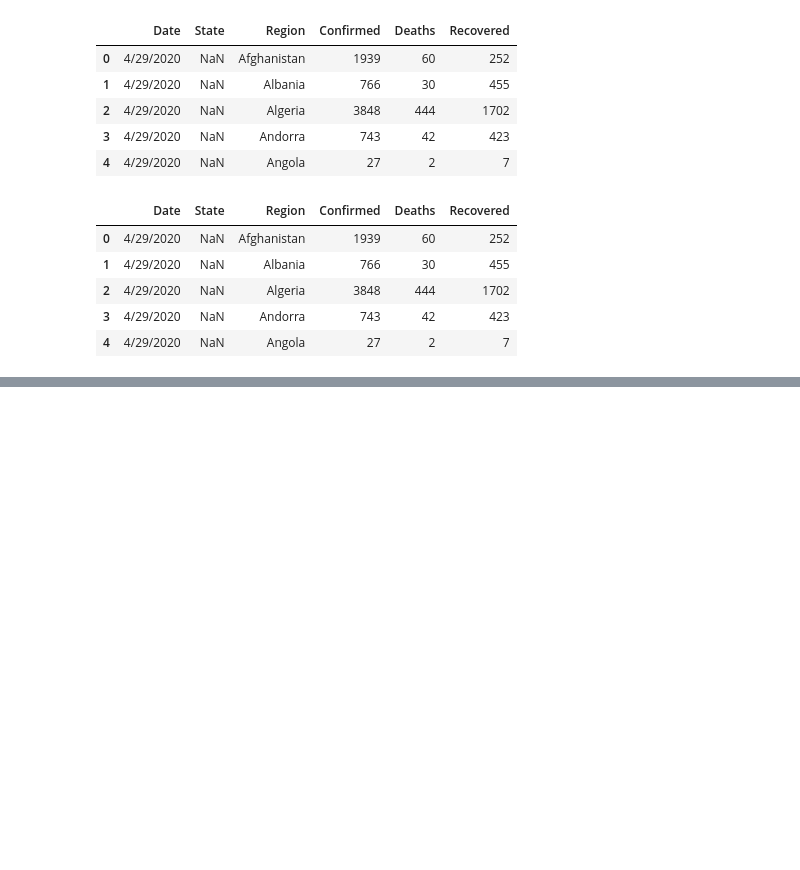
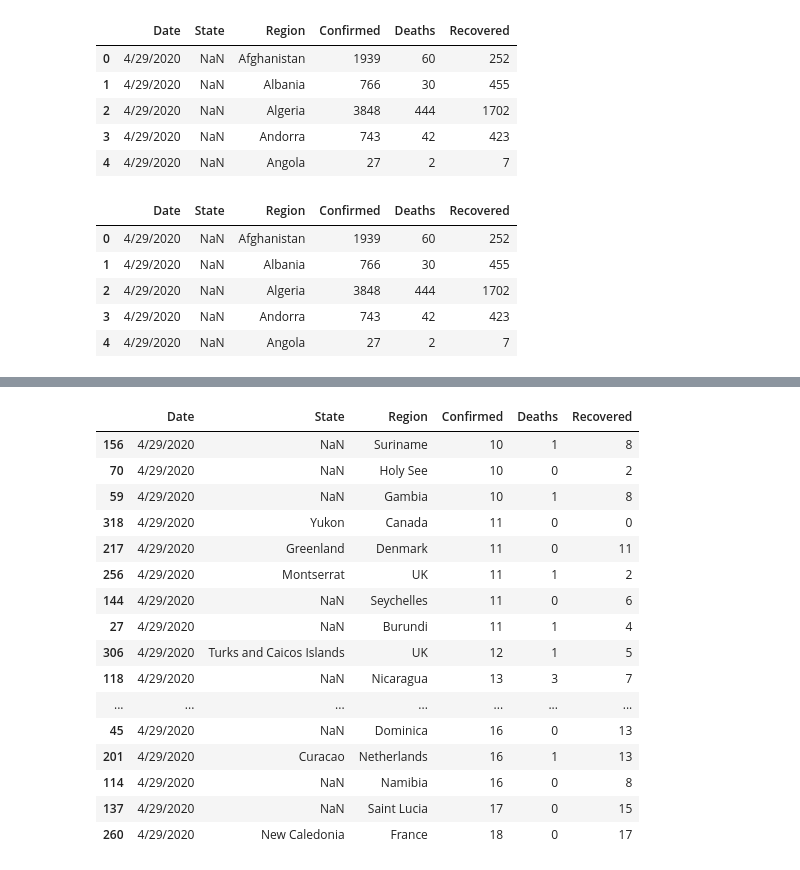
Before and after one commit to YonInsights/Project-6, a Jupyter notebook: Project-6.ipynb, the cells around one changed output, grey strips where cells are left out. Saved outputs shown, nothing was run; the diff lists cells and outputs as text; code cells hidden in the pictures; blank space fills up the shorter version.

```diff
--- a/Project-6.ipynb
+++ b/Project-6.ipynb
@@ -135,0 +204,20 @@ Name: Confirmed, Length: 180, dtype: int64
+# %%
+data.sort_values(by=['Confirmed'],ascending=True).head(20)
+# %% [output]
+|  | Date | State | Region | Confirmed | Deaths | Recovered |
+| 156 | 4/29/2020 | NaN | Suriname | 10 | 1 | 8 |
+| 70 | 4/29/2020 | NaN | Holy See | 10 | 0 | 2 |
+| 59 | 4/29/2020 | NaN | Gambia | 10 | 1 | 8 |
+| 318 | 4/29/2020 | Yukon | Canada | 11 | 0 | 0 |
+| 217 | 4/29/2020 | Greenland | Denmark | 11 | 0 | 11 |
+| 256 | 4/29/2020 | Montserrat | UK | 11 | 1 | 2 |
+| 144 | 4/29/2020 | NaN | Seychelles | 11 | 0 | 6 |
+| 27 | 4/29/2020 | NaN | Burundi | 11 | 1 | 4 |
+| 306 | 4/29/2020 | Turks and Caicos Islands | UK | 12 | 1 | 5 |
+| 118 | 4/29/2020 | NaN | Nicaragua | 13 | 3 | 7 |
+| ... | ... | ... | ... | ... | ... | ... |
+| 45 | 4/29/2020 | NaN | Dominica | 16 | 0 | 13 |
+| 201 | 4/29/2020 | Curacao | Netherlands | 16 | 1 | 13 |
+| 114 | 4/29/2020 | NaN | Namibia | 16 | 0 | 8 |
+| 137 | 4/29/2020 | NaN | Saint Lucia | 17 | 0 | 15 |
+| 260 | 4/29/2020 | New Caledonia | France | 18 | 0 | 17 |
```
Also changed, not shown: parts of 8 cells of this notebook.
